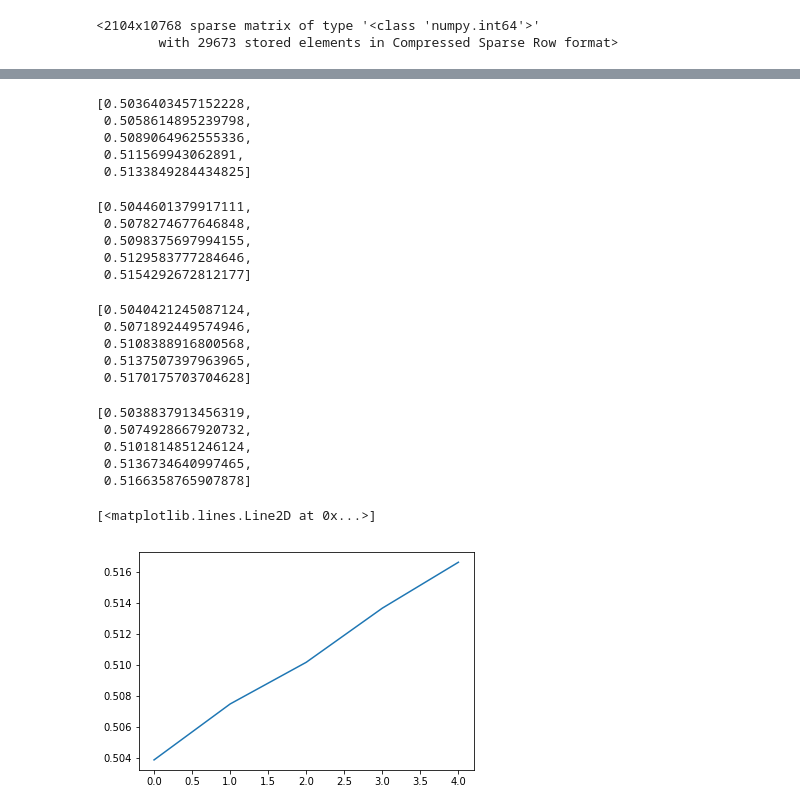
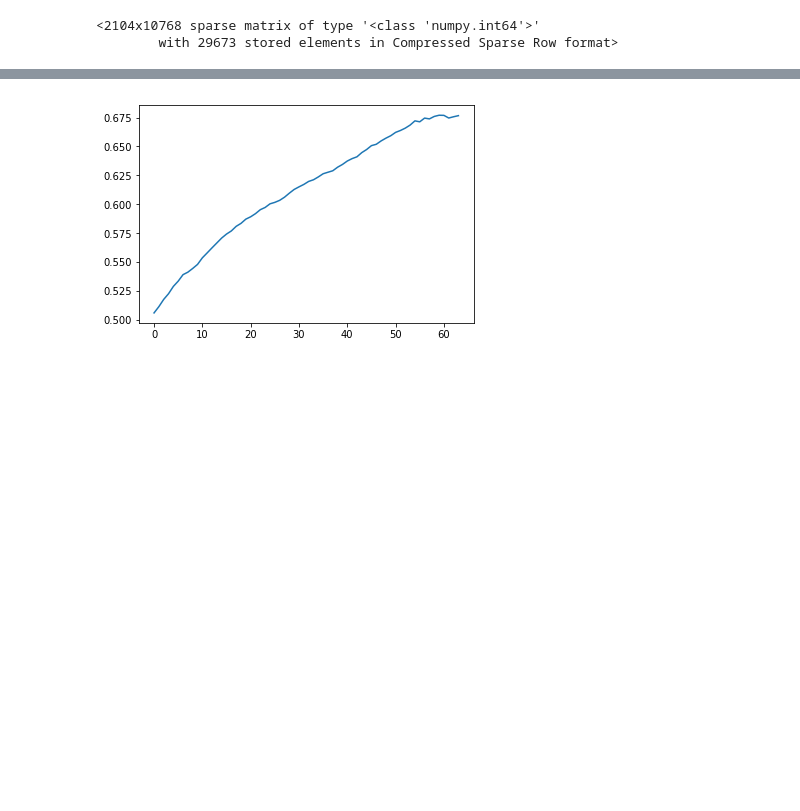
Before and after one commit to payoj21/social-network-recommender-system, a Jupyter notebook: SBPR2.ipynb, the cells around one changed output, grey strips where cells are left out. Cells and saved outputs as stored; diff of their text form; code cells hidden in the pictures; blank space fills up the shorter version.

```diff
--- a/SBPR2.ipynb
+++ b/SBPR2.ipynb
@@ -17,6 +17,7 @@ file_dir = '/Users/payoj/Documents/Spring 2019/Recommender Systems/data/Ciao/'
 pos_file = open(file_dir+"/positive_feedback_dataframe.pkl",'rb')
 soc_file = open(file_dir+"/social_positive_feedback_dataframe.pkl",'rb')
 P = positive_df = pickle.load(pos_file)
+unique_items = len(P['item'].unique())
 SP = social_positive_df = pickle.load(soc_file)
 print('data dimension: \n', positive_df.shape)
 # %% [output]
@@ -220,8 +250,9 @@ class SBPR2:
     Bayesian Personalized Ranking from Implicit Feedback
     - https://arxiv.org/abs/1205.2618
     """
-    def __init__(self, learning_rate = 0.01, n_factors = 15, n_iters = 10, batch_size = 1,
+    def __init__(self, unique_items = 100, learning_rate = 0.01, n_factors = 15, n_iters = 10, batch_size = 1,
                  social_coefficient = 1, reg_u = 0.015, reg_i = 0.025, reg_k = 0.025, reg_j = 0.025, seed = 1234, verbose = True):
+        self.unique_items = unique_items
         self.reg_u = reg_u
         self.reg_i = reg_i
         self.reg_k = reg_k
@@ -286,6 +317,7 @@ class SBPR2:
 
                 self._update(sampled_users, sampled_pos_items, sampled_soc_pos_items, sampled_neg_items)
             self.auc_scores.append(auc_score(sbpr2, X_test))
+            print(self.auc_scores[-1])
         return self
 
 
@@ -344,7 +376,7 @@ class SBPR2:
         """
         if self._prediction is None:
             self._prediction = self.user_factors.dot(self.item_factors.T)
-
+            self._prediction = (self._prediction-min(self._prediction))*5/(max(self._prediction) - min(self._prediction)) # delete if not performing well
         return self._prediction
 
     def _predict_user(self, user):
@@ -353,6 +385,8 @@ class SBPR2:
         this is mainly used in computing evaluation metric
         """
         user_pred = self.user_factors[user].dot(self.item_factors.T)
+        user_pred = (user_pred-min(user_pred))*5/(max(user_pred) - min(user_pred)) # delete if not performing well
+
         return user_pred
 
     def recommend(self, data, N = 5):
@@ -437,12 +471,12 @@ class SBPR2:
 sampler = Sample(positive_df, social_positive_df)
 # %%
 # parameters were randomly chosen
-sbpr2_params = {'reg_u': 0.05,
-                'reg_i': 0.05,
-                'reg_k' : 0.05,
-                'reg_j' : 0.05,
-                'learning_rate': 0.1,
+sbpr2_params = {'reg_u': 0.025,
+                'reg_i': 0.025,
+                'reg_k' : 0.025,
+                'reg_j' : 0.025,
+                'learning_rate': 0.15,
                 'n_iters': 100,
-                'n_factors': 10}
+                'n_factors': 10, verbose='False'}
 sbpr2 = SBPR2(**sbpr2_params)
 sbpr2.fit(X_train, sampler)
@@ -481,40 +508,8 @@ def auc_score(model, ratings):
-# %%
-sbpr2.auc_scores
-# %% [output]
-[0.5036403457152228,
- 0.5058614895239798,
- 0.5089064962555336,
- 0.511569943062891,
- 0.5133849284434825]
-# %%
-sbpr2.auc_scores
-# %% [output]
-[0.5044601379917111,
- 0.5078274677646848,
- 0.5098375697994155,
- 0.5129583777284646,
- 0.5154292672812177]
-# %%
-sbpr2.auc_scores
-# %% [output]
-[0.5040421245087124,
- 0.5071892449574946,
- 0.5108388916800568,
- 0.5137507397963965,
- 0.5170175703704628]
-# %%
-sbpr2.auc_scores
-# %% [output]
-[0.5038837913456319,
- 0.5074928667920732,
- 0.5101814851246124,
- 0.5136734640997465,
- 0.5166358765907878]
 # %%
 from matplotlib import pyplot as plt
 auc = sbpr2.auc_scores
-x = range(5)
+x = range(len(auc))
 plt.plot(x,auc)
+plt.savefig(file_dir+'plots/SBPR2/epoch120.jpg')
 # %% [output]
-[<matplotlib.lines.Line2D at 0x...>]
-[figure, old version]
+[figure, new version]
```
Also changed, not shown: parts of 16 cells of this notebook, 2 other files.
